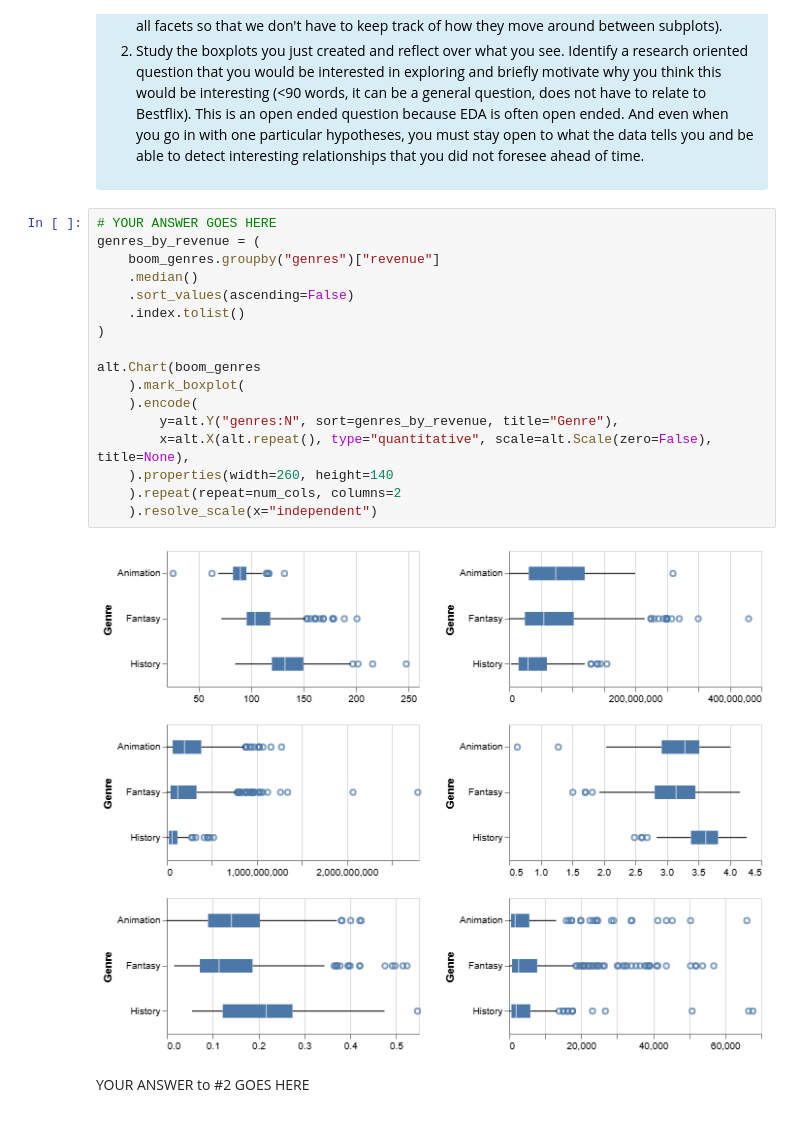
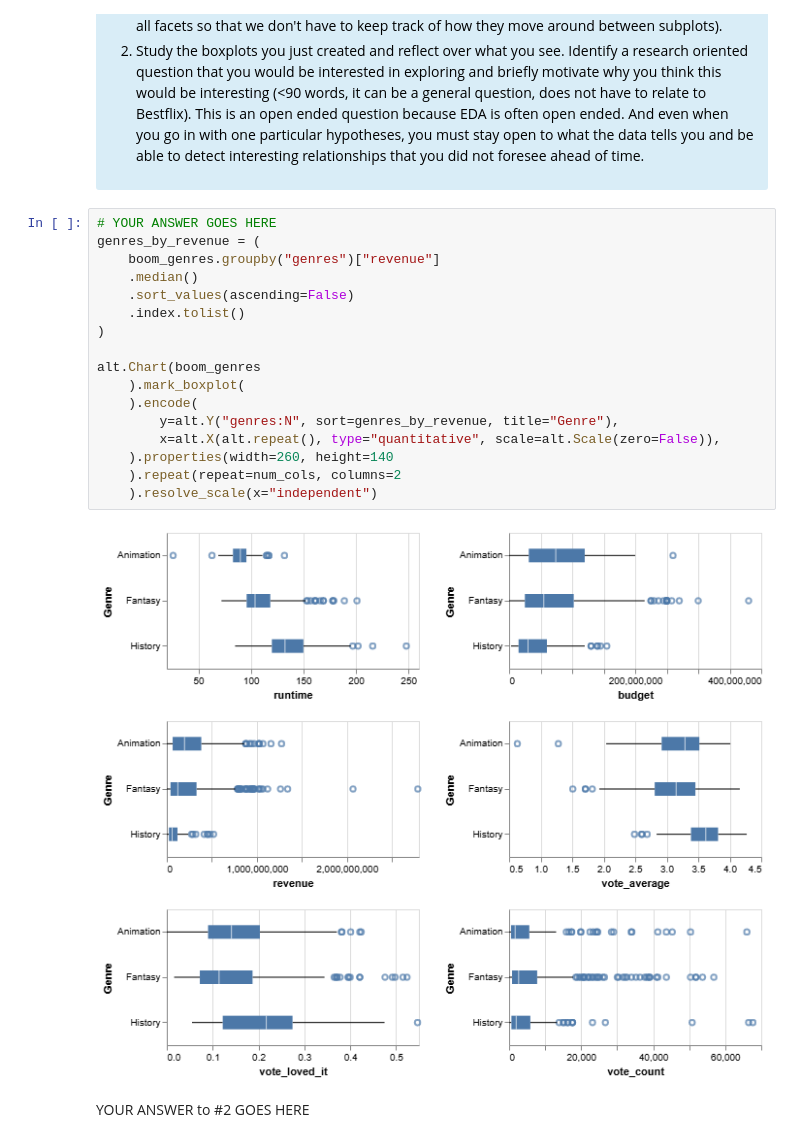
Before and after one commit to Zihao-Sheng/DATA_550_lab2_group14, a Jupyter notebook: lab2.ipynb, the cells around one changed output. Saved outputs shown, nothing was run; the diff lists cells and outputs as text.

```diff
--- a/lab2.ipynb
+++ b/lab2.ipynb
@@ -519,22 +519,22 @@ rubric={viz:1,accuracy:2,reasoning:2}
 # %%
 # YOUR ANSWER GOES HERE
 genres_by_revenue = (
     boom_genres.groupby("genres")["revenue"]
     .median()
     .sort_values(ascending=False)
     .index.tolist()
 )
 
 alt.Chart(boom_genres
     ).mark_boxplot(
     ).encode(
         y=alt.Y("genres:N", sort=genres_by_revenue, title="Genre"),
-        x=alt.X(alt.repeat(), type="quantitative", scale=alt.Scale(zero=False), title=None),
+        x=alt.X(alt.repeat(), type="quantitative", scale=alt.Scale(zero=False)),
     ).properties(width=260, height=140
     ).repeat(repeat=num_cols, columns=2
     ).resolve_scale(x="independent")
 # %% [output]
-[figure, old version]
+[figure, new version]
 # %% [markdown]
 YOUR ANSWER to #2 GOES HERE
 # %% [markdown]
```
Also changed, not shown: parts of 9 cells of this notebook.
